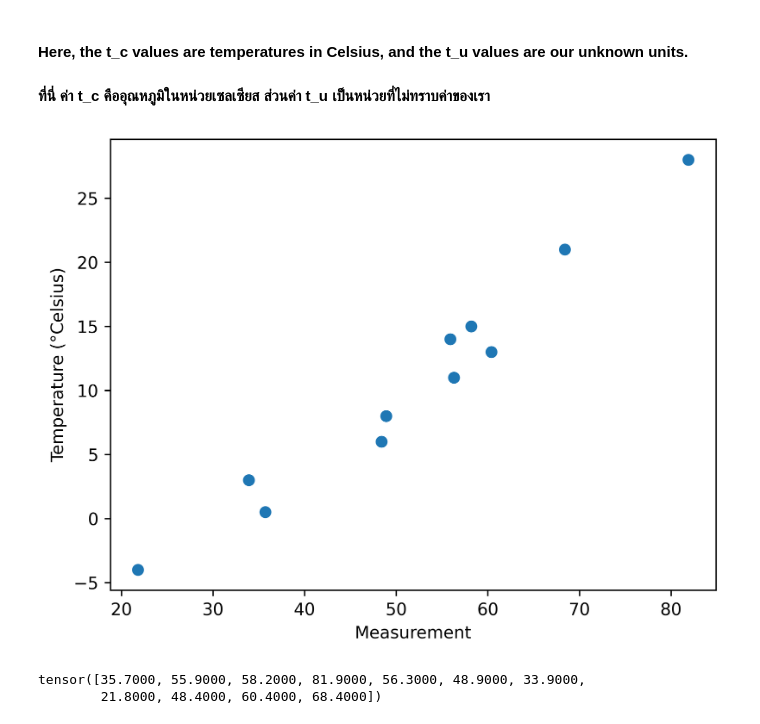
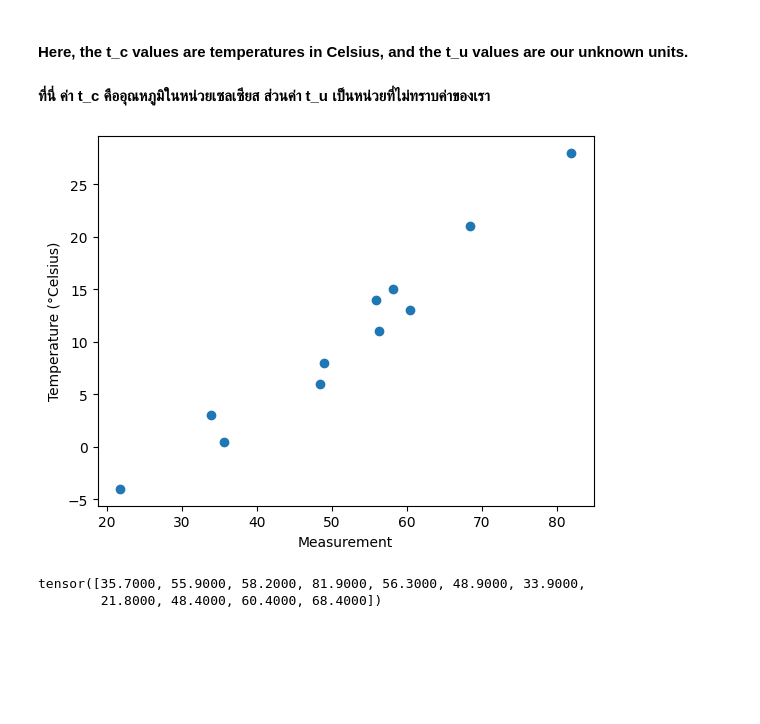
Before and after one commit to PhonxayMax/Deep_Learning_with_PyToch_Eli_steven_Luca_Thomas, a Jupyter notebook: Ch5_1_parameter_estimation.ipynb, the cells around one changed output. Drawn from its saved outputs; the diff is of its cells as text; code cells hidden in the pictures; blank space fills up the shorter version.

```diff
--- a/Ch5_1_parameter_estimation.ipynb
+++ b/Ch5_1_parameter_estimation.ipynb
@@ -19,15 +21,15 @@ t_u = torch.tensor(t_u)
 # %%
 %matplotlib inline
 from matplotlib import pyplot as plt
 
-fig = plt.figure(dpi=600)
+fig = plt.figure(dpi=100)
 plt.xlabel("Measurement")
 plt.ylabel("Temperature (°Celsius)")
 plt.plot(t_u.numpy(), t_c.numpy(), 'o')
 
 plt.savefig("temp_data_plot.png", format="png")
 # %% [output]
-[figure, old version]
+[figure, new version]
 # %%
 def model(t_u, w, b):
     return w * t_u + b
```
Also changed, not shown: parts of 1 cell of this notebook.
